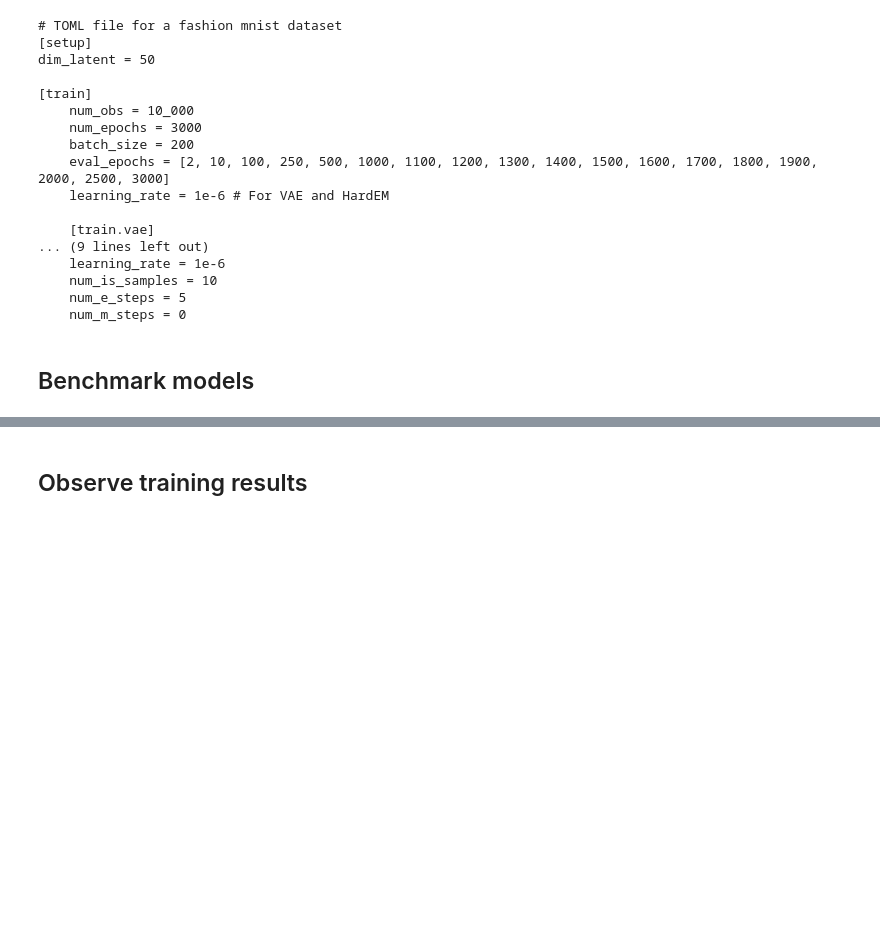
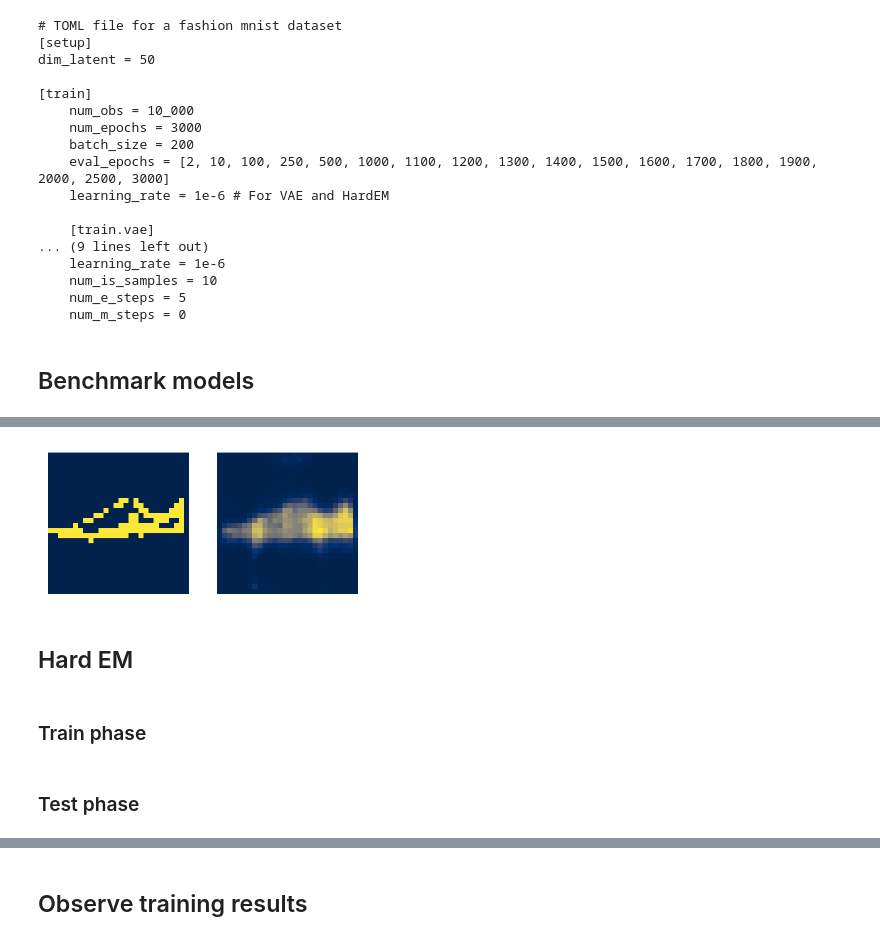
Before and after one commit to gerdm/hard-em-lvm, a Jupyter notebook: notebooks/19-amortised-unamortised-test.ipynb, the cells around one changed output, grey strips where cells are left out. Drawn from its saved outputs; the diff is of its cells as text; code cells hidden in the pictures; blank space fills up the shorter version.

Commit message:
feat: 19nb
Make use of new amortised.py API

```diff
--- a/notebooks/19-amortised-unamortised-test.ipynb
+++ b/notebooks/19-amortised-unamortised-test.ipynb
@@ -384 +390,4 @@ def iwae_bern_delta(key, params, apply_fn, X_batch):
+# %%
+key_train, key_test = jax.random.split(key, 2)
+key_init_test, key_it_test = jax.random.split(key_test, 2)
 # %% [markdown]
@@ -578,0 +395,3 @@ plt.plot(res_uvae["test"]["hist_loss"][ix_epoch])
+# %%
+model = hlax.models.VAEBern(dim_latent, dim_obs[0], Encoder, Decoder)
+model_test = hlax.models.VAEBern(dim_latent, dim_obs[0], Encoder, Decoder)
@@ -578,0 +400,5 @@ plt.plot(res_uvae["test"]["hist_loss"][ix_epoch])
+# %%
+config_train = hlax.vae.load_config(config, model)
+output_train = hlax.vae.train_checkpoints(key_train, config_train, X_warmup, elbo_bern)
+checkpoint_params = output_train["checkpoint_params"]
+state_train = output_train["state_final"]
@@ -578,0 +407,20 @@ plt.plot(res_uvae["test"]["hist_loss"][ix_epoch])
+# %%
+params_decoder = state_train.params["params"]["decoder"]
+params_test = model_test.init(key_init_test, X_test[:2], key_init_test)
+params_test = unfreeze(params_test)
+params_test["params"]["decoder"] = params_decoder
+params_test = freeze(params_test)
+
+tx = optax.adam(1e-4)
+state = TrainState.create(
+    apply_fn=model_test.apply,
+    params=params_test,
+    tx=tx
+)
+
+config_test = hlax.amortised.TrainConfig(
+    num_epochs=200,
+    batch_size=200
+)
+
+state_vae, hist_loss_vae = hlax.amortised.train_encoder(key_it_test, config_test, X_test, state, elbo_bern)
@@ -578,0 +439,17 @@ plt.plot(res_uvae["test"]["hist_loss"][ix_epoch])
+# %%
+fig, ax = plt.subplots(1, 2, figsize=(4, 2))
+
+ix_target = 9
+img_truth = X_test[ix_target].reshape(28, 28)
+img_reconstruct = model_test.apply(state_vae.params, X_test, key)[2][1]
+img_reconstruct = nn.sigmoid(img_reconstruct[ix_target]).reshape(28, 28)
+
+ax[0].imshow(img_truth, cmap="cividis")
+ax[1].imshow(img_reconstruct, cmap="cividis")
+
+ax[0].axis("off")
+ax[1].axis("off");
+# %% [output]
+[figure, added]
+# %% [markdown]
+## Hard EM
@@ -578,0 +459,2 @@ plt.plot(res_uvae["test"]["hist_loss"][ix_epoch])
+# %% [markdown]
+### Train phase
@@ -578,0 +466,2 @@ plt.plot(res_uvae["test"]["hist_loss"][ix_epoch])
+# %% [markdown]
+### Test phase
```
Also changed, not shown: parts of 35 cells of this notebook.
